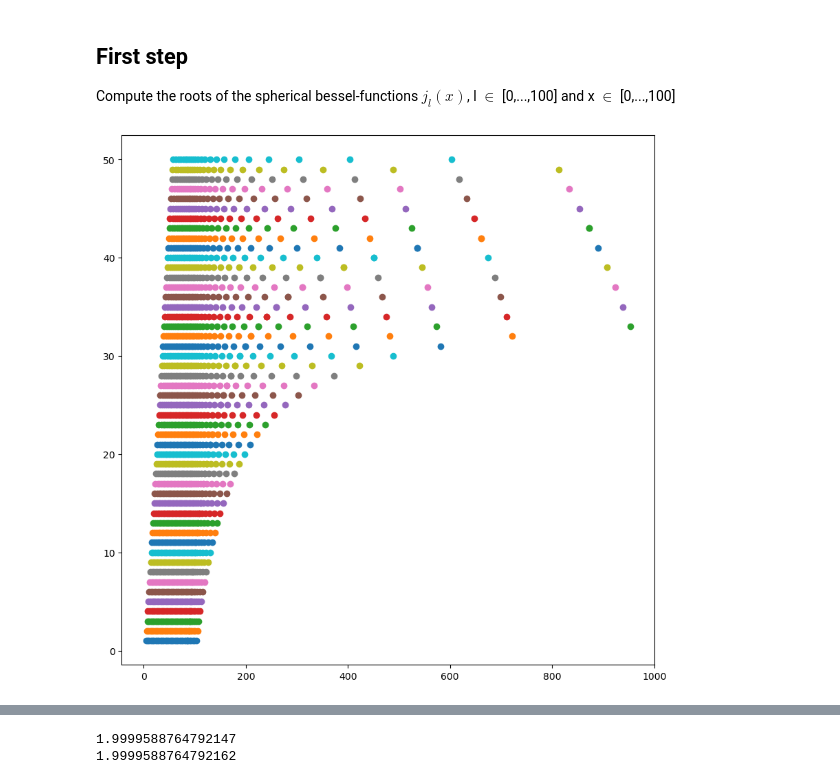
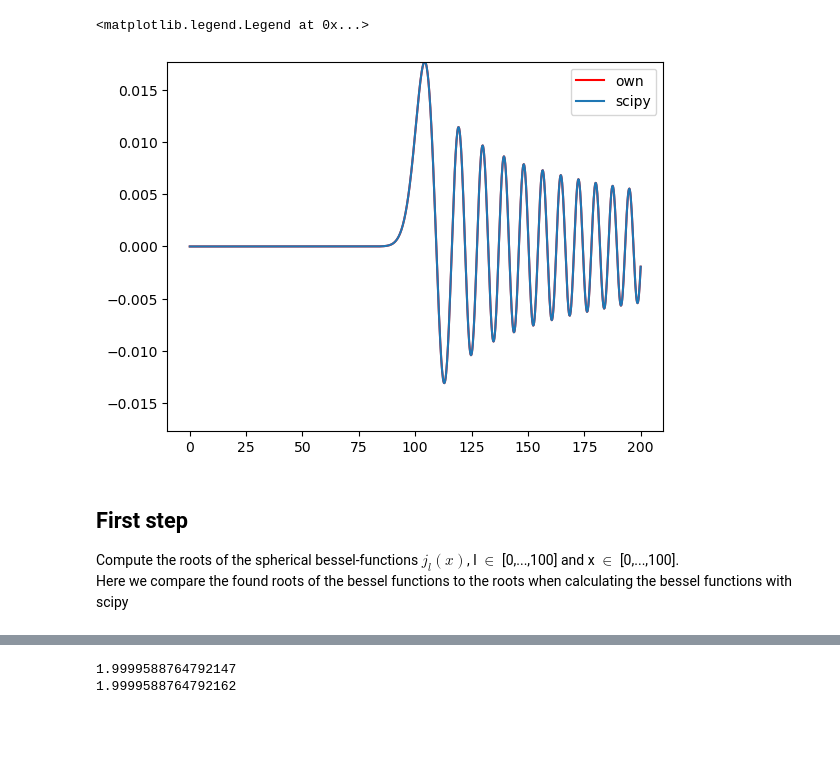
Before and after one commit to TobiLeitgeb/ComputationalPhysics_VO_code, a Jupyter notebook: main.ipynb, the cells around one changed output, grey strips where cells are left out. Cells and saved outputs as stored; diff of their text form; code cells hidden in the pictures; blank space fills up the shorter version.

```diff
--- a/main.ipynb
+++ b/main.ipynb
@@ -12,12 +7,15 @@ The slowest run took 5.92 times longer than the fastest. This could mean that an
+# %%
+#compare the own bessel method with the scipy
+x = np.linspace(0.01, 200, 1000)
+l = 100
+plt.plot(x, np.vectorize(J_lx)(l, x), label="own",color = "red")
+plt.plot(x, sp.spherical_jn(l, x), label="scipy")
+plt.ylim(-max(sp.spherical_jn(l, x)), max(sp.spherical_jn(l, x)))
+plt.legend()
+# %% [output]
+<matplotlib.legend.Legend at 0x...>
+[figure, added]
 # %% [markdown]
 ## First step
-Compute the roots of the spherical bessel-functions $j_l(x)$, l $\in$ [0,...,100] and x $\in$ [0,...,100]
+Compute the roots of the spherical bessel-functions $j_l(x)$, l $\in$ [0,...,100] and x $\in$ [0,...,100].
+Here we compare the found roots of the bessel functions to the roots when calculating the bessel functions with scipy
-# %%
-n_roots = 33 # index i
-l_max = 50
-roots_li = bessel_roots(l_max, n_roots,scipy = True)
-plt.figure(figsize=(10,10))
-for i in range(1,l_max+1):
-    plt.plot(roots_li[i],np.zeros(len(roots_li[i]))+i,'o')
-# %% [output]
-[figure, removed]
```
Also changed, not shown: parts of 15 cells of this notebook.
